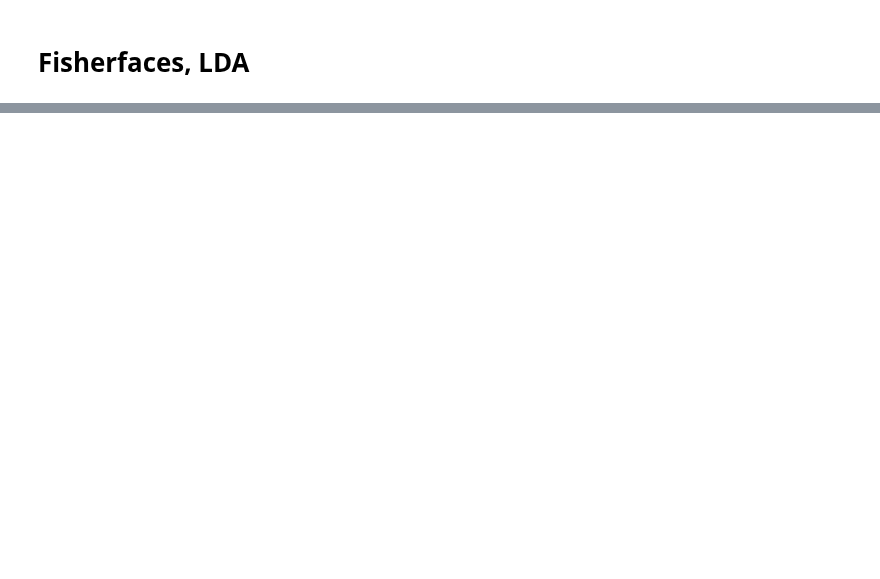
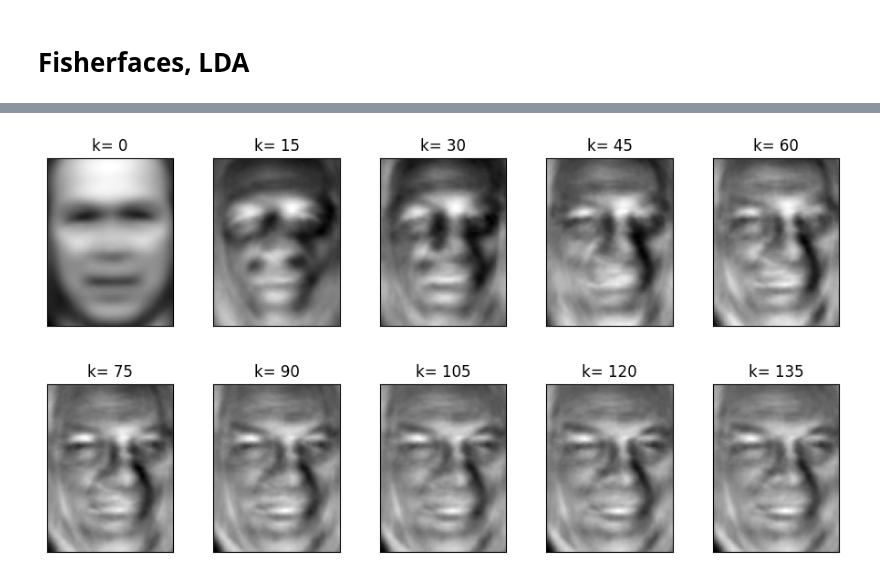
Before and after one commit to HeroLink/comp7404c-eigenfaces, a Jupyter notebook: jupyter/eigenfaces.ipynb, the cells around one changed output, grey strips where cells are left out. Saved outputs shown, nothing was run; the diff lists cells and outputs as text; code cells hidden in the pictures; blank space fills up the shorter version.

```diff
--- a/jupyter/eigenfaces.ipynb
+++ b/jupyter/eigenfaces.ipynb
@@ -266,0 +282,10 @@ Gerhard Schroeder       0.36      0.20      0.26        25
+# %%
+from PIL import Image
+import requests
+from io import BytesIO
+url='https://raw.githubusercontent.com/YRT777/7404-eigenfaces-elderversion/main/reconstruction.png'
+response = requests.get(url)
+img = Image.open(BytesIO(response.content))
+img
+# %% [output]
+[figure, added]
```
Also changed, not shown: parts of 11 cells of this notebook.
